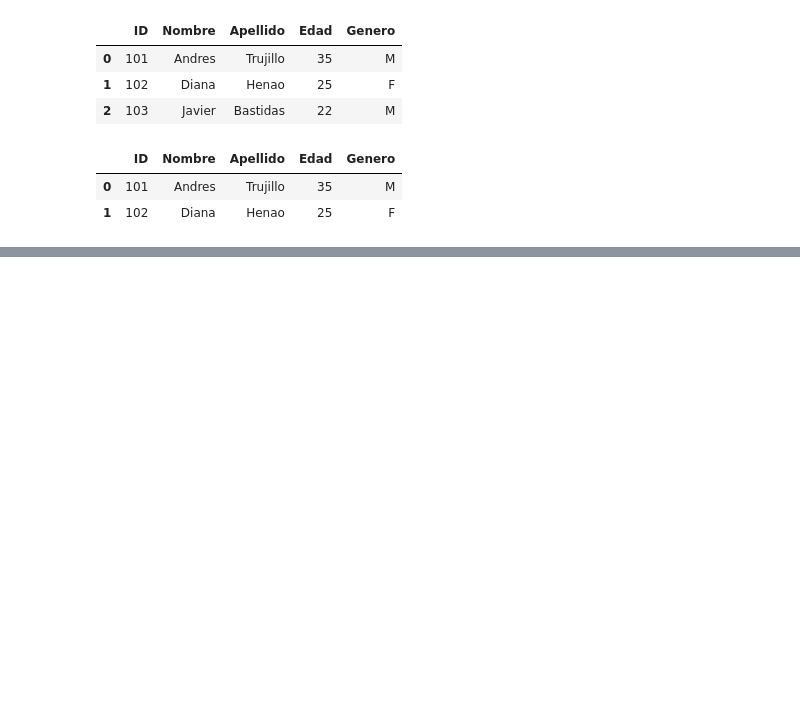
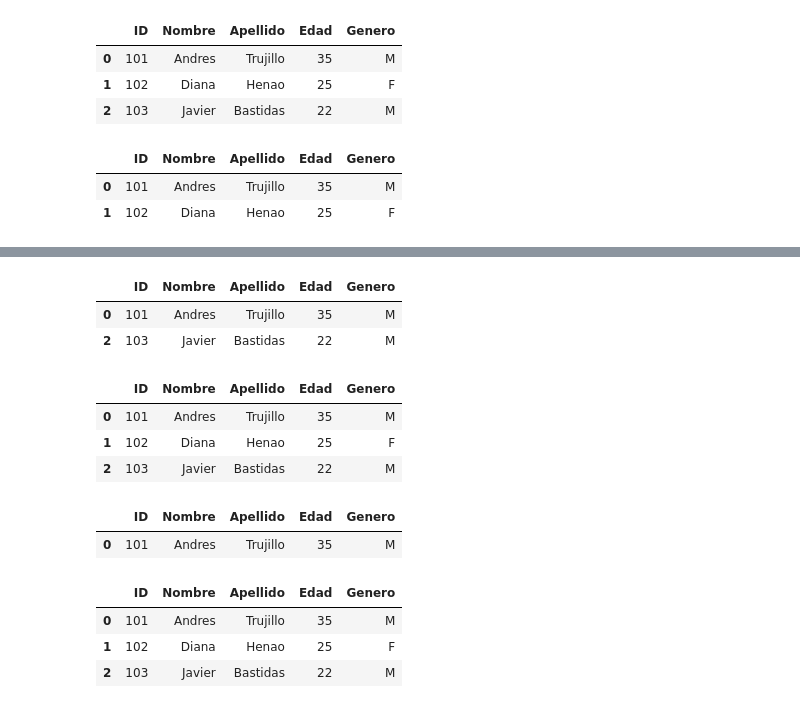
Before and after one commit to asegura4488/EDCO_IntroCienciaDatos, a Jupyter notebook: Semana2/Sesion3.ipynb, the cells around one changed output, grey strips where cells are left out. Saved outputs shown, nothing was run; the diff lists cells and outputs as text; code cells hidden in the pictures; blank space fills up the shorter version.

```diff
--- a/Semana2/Sesion3.ipynb
+++ b/Semana2/Sesion3.ipynb
@@ -127,0 +210,3 @@ df.shape
+# %%
+mask2 = df['Genero'] == 'M'
+mask2
@@ -127,0 +219,28 @@ df.shape
+# %%
+df3 = df[mask2]
+df3
+# %% [output]
+|  | ID | Nombre | Apellido | Edad | Genero |
+| 0 | 101 | Andres | Trujillo | 35 | M |
+| 2 | 103 | Javier | Bastidas | 22 | M |
+# %%
+df
+# %% [output]
+|  | ID | Nombre | Apellido | Edad | Genero |
+| 0 | 101 | Andres | Trujillo | 35 | M |
+| 1 | 102 | Diana | Henao | 25 | F |
+| 2 | 103 | Javier | Bastidas | 22 | M |
+# %%
+# filtro es que tenga 25 años o más
+# filtro es que sea del genero masculino
+df[mask & mask2]
+# %% [output]
+|  | ID | Nombre | Apellido | Edad | Genero |
+| 0 | 101 | Andres | Trujillo | 35 | M |
+# %%
+df[mask | mask2]
+# %% [output]
+|  | ID | Nombre | Apellido | Edad | Genero |
+| 0 | 101 | Andres | Trujillo | 35 | M |
+| 1 | 102 | Diana | Henao | 25 | F |
+| 2 | 103 | Javier | Bastidas | 22 | M |
```
Also changed, not shown: parts of 11 cells of this notebook.
